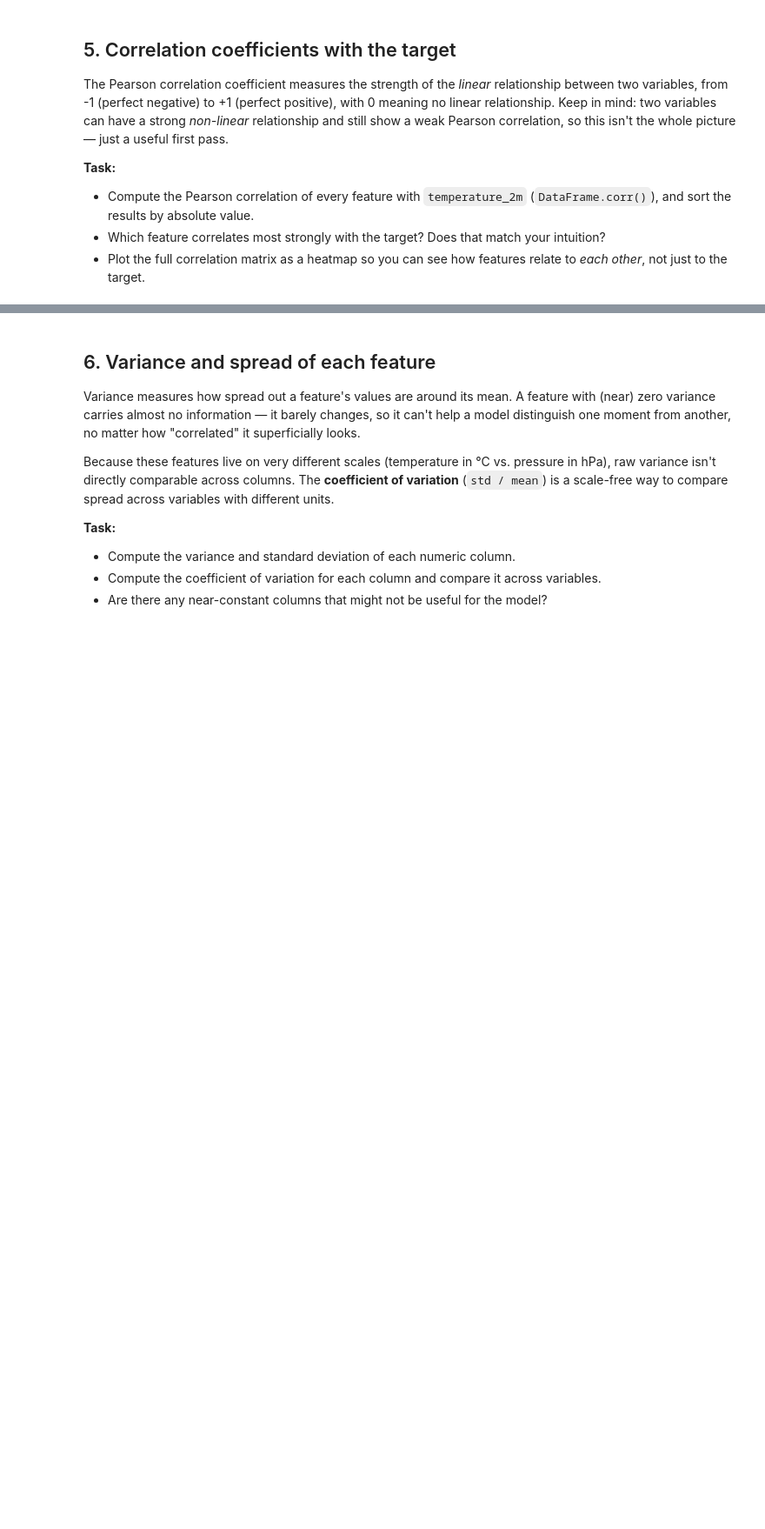
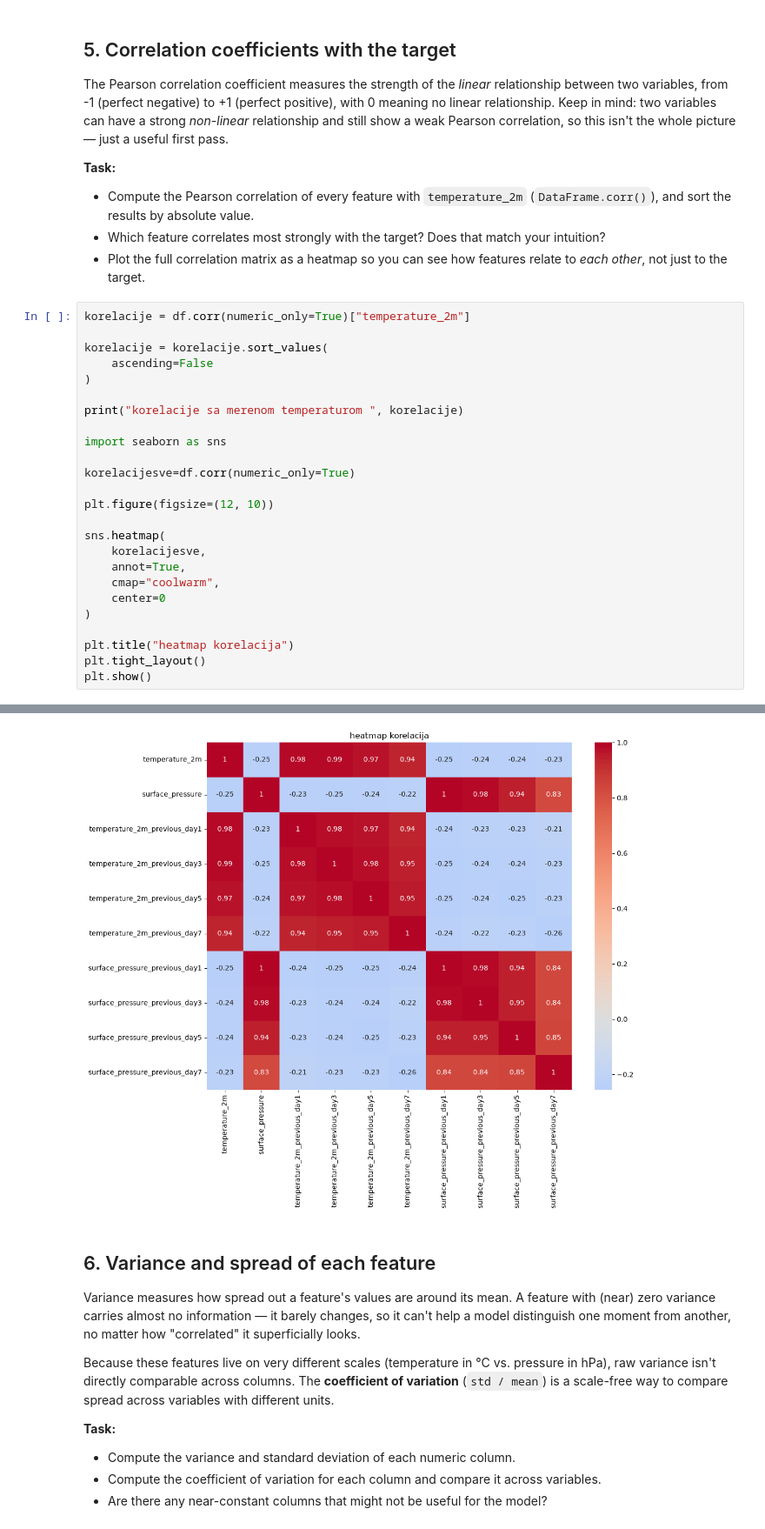
Before and after one commit to matejvu/TemperatureForecasting, a Jupyter notebook: notebooks/feature_exploration.ipynb, the cells around one changed output, grey strips where cells are left out. Shown at 87% size. Drawn from its saved outputs; the diff is of its cells as text; blank space fills up the shorter version.

```diff
--- a/notebooks/feature_exploration.ipynb
+++ b/notebooks/feature_exploration.ipynb
@@ -190,3 +190,29 @@ useful first pass.
   your intuition?
 - Plot the full correlation matrix as a heatmap so you can see how
   features relate to *each other*, not just to the target.
+# %%
+korelacije = df.corr(numeric_only=True)["temperature_2m"]
+
+korelacije = korelacije.sort_values(
+    ascending=False
+)
+
+print("korelacije sa merenom temperaturom ", korelacije)
+
+import seaborn as sns
+
+korelacijesve=df.corr(numeric_only=True)
+
+plt.figure(figsize=(12, 10))
+
+sns.heatmap(
+    korelacijesve,
+    annot=True,
+    cmap="coolwarm",
+    center=0
+)
+
+plt.title("heatmap korelacija")
+plt.tight_layout()
+plt.show()
+# %% [output]
@@ -193,3 +230,4 @@ useful first pass.
+[figure, added]
 # %% [markdown]
 ## 6. Variance and spread of each feature
 
```
Also changed, not shown: parts of 3 cells of this notebook.
